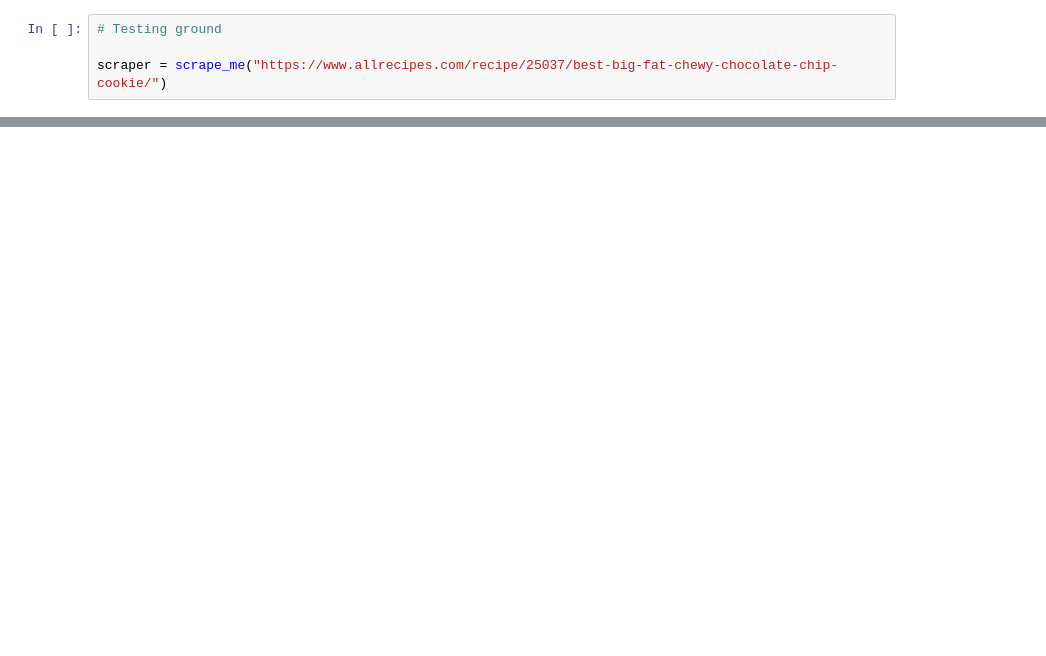
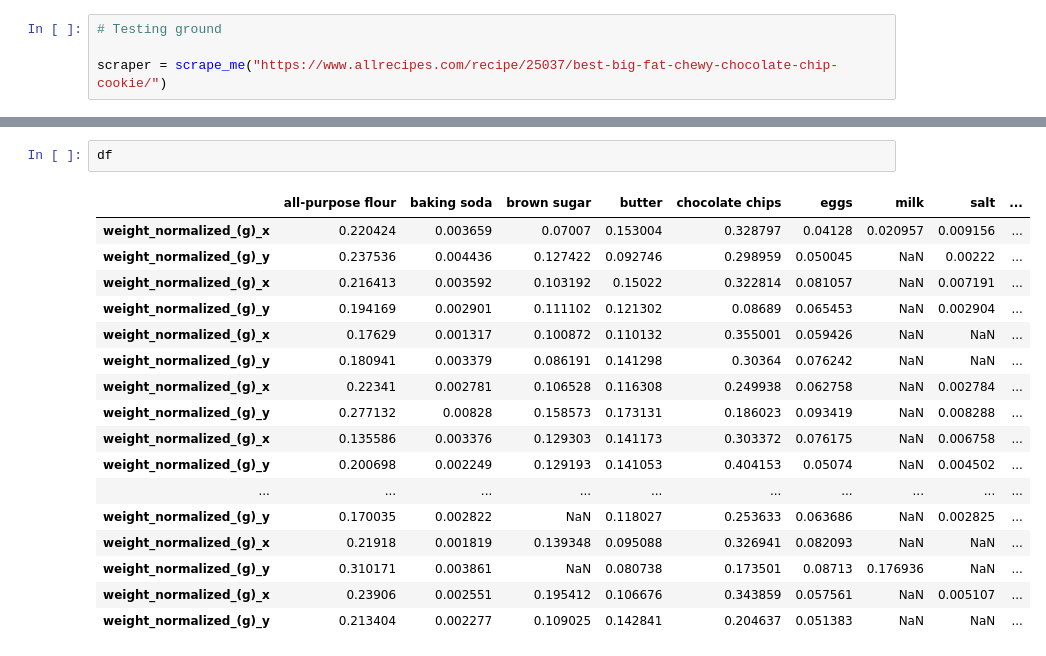
Before and after one commit to kiti15237/median_meal, a Jupyter notebook: recipe_averager.ipynb, the cells around one changed output, grey strips where cells are left out. Drawn from its saved outputs; the diff is of its cells as text; blank space fills up the shorter version.

```diff
--- a/recipe_averager.ipynb
+++ b/recipe_averager.ipynb
@@ -633 +652,21 @@ See the caveats in the documentation: https://pandas.pydata.org/pandas-docs/stab
+# %%
+df
+# %% [output]
+|  | all-purpose flour | baking soda | brown sugar | butter | chocolate chips | eggs | milk | salt | ... |
+| weight_normalized_(g)_x | 0.220424 | 0.003659 | 0.07007 | 0.153004 | 0.328797 | 0.04128 | 0.020957 | 0.009156 | ... |
+| weight_normalized_(g)_y | 0.237536 | 0.004436 | 0.127422 | 0.092746 | 0.298959 | 0.050045 | NaN | 0.00222 | ... |
+| weight_normalized_(g)_x | 0.216413 | 0.003592 | 0.103192 | 0.15022 | 0.322814 | 0.081057 | NaN | 0.007191 | ... |
+| weight_normalized_(g)_y | 0.194169 | 0.002901 | 0.111102 | 0.121302 | 0.08689 | 0.065453 | NaN | 0.002904 | ... |
+| weight_normalized_(g)_x | 0.17629 | 0.001317 | 0.100872 | 0.110132 | 0.355001 | 0.059426 | NaN | NaN | ... |
+| weight_normalized_(g)_y | 0.180941 | 0.003379 | 0.086191 | 0.141298 | 0.30364 | 0.076242 | NaN | NaN | ... |
+| weight_normalized_(g)_x | 0.22341 | 0.002781 | 0.106528 | 0.116308 | 0.249938 | 0.062758 | NaN | 0.002784 | ... |
+| weight_normalized_(g)_y | 0.277132 | 0.00828 | 0.158573 | 0.173131 | 0.186023 | 0.093419 | NaN | 0.008288 | ... |
+| weight_normalized_(g)_x | 0.135586 | 0.003376 | 0.129303 | 0.141173 | 0.303372 | 0.076175 | NaN | 0.006758 | ... |
+| weight_normalized_(g)_y | 0.200698 | 0.002249 | 0.129193 | 0.141053 | 0.404153 | 0.05074 | NaN | 0.004502 | ... |
+| ... | ... | ... | ... | ... | ... | ... | ... | ... | ... |
+| weight_normalized_(g)_y | 0.170035 | 0.002822 | NaN | 0.118027 | 0.253633 | 0.063686 | NaN | 0.002825 | ... |
+| weight_normalized_(g)_x | 0.21918 | 0.001819 | 0.139348 | 0.095088 | 0.326941 | 0.082093 | NaN | NaN | ... |
+| weight_normalized_(g)_y | 0.310171 | 0.003861 | NaN | 0.080738 | 0.173501 | 0.08713 | 0.176936 | NaN | ... |
+| weight_normalized_(g)_x | 0.23906 | 0.002551 | 0.195412 | 0.106676 | 0.343859 | 0.057561 | NaN | 0.005107 | ... |
+| weight_normalized_(g)_y | 0.213404 | 0.002277 | 0.109025 | 0.142841 | 0.204637 | 0.051383 | NaN | NaN | ... |
 # %%
```
Also changed, not shown: parts of 14 cells of this notebook, 20 other files.
